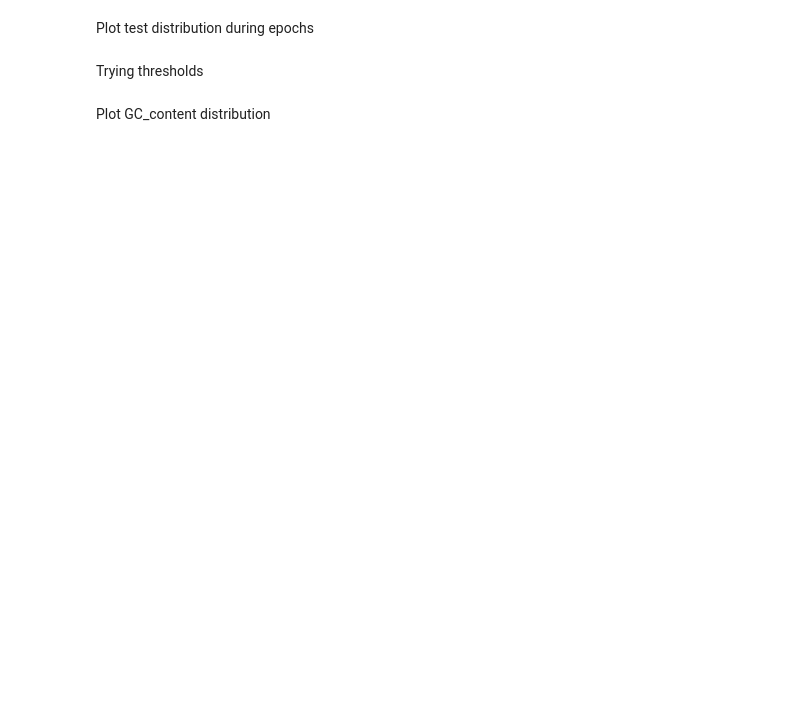
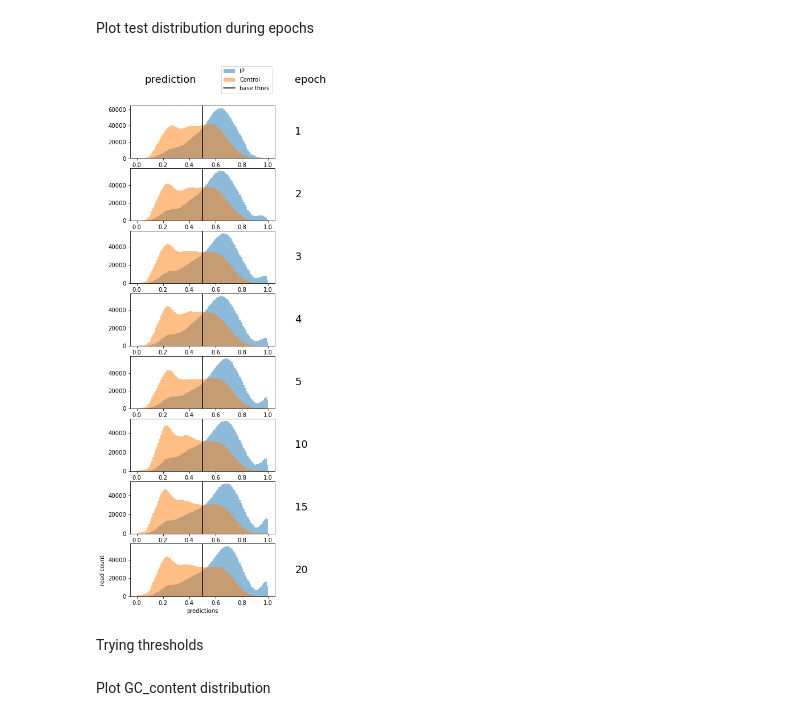
Before and after one commit to Alexwestbrook/mnhn-internship_DeepCNN_ChIP-seq, a Jupyter notebook: plot_distributions.ipynb, the cells around one changed output. Cells and saved outputs as stored; diff of their text form; code cells hidden in the pictures; blank space fills up the shorter version.

```diff
--- a/plot_distributions.ipynb
+++ b/plot_distributions.ipynb
@@ -205,22 +212,22 @@ print('Control accuracy: ', Control_accuracy)
 # %% [markdown]
 Plot test distribution during epochs
 # %%
-data = 'H3K9me3'
-dataset_name = 'dataset30M'
-model_name = 'model_inception2'
+data = 'CTCF'
+dataset_name = 'dataset2'
+model_name = 'model_inception2.0'
 new_labels = 'dataset_rel55'
 relabeled = False
-preds = np.load(f'{data}/Trainedmodels/{model_name}/preds_tr.npy')
+preds = np.load(f'{data_dir}/{data}/Trainedmodels/{model_name}/eval_epochs.npy')
 # Watching for nan predictions
 # for epoch in range(preds.shape[0]):
 #     nans = np.count_nonzero(np.isnan(preds[epoch]))
 #     print(f'Epoch {epoch}: {nans} nan predictions')
 if relabeled:
-    with np.load(f'{data}/{new_labels}.npz') as f:
-        y_train = f['y_train']
+    with np.load(f'{data_dir}/{data}/{new_labels}.npz') as f:
+        y_test = f['y_test']
 else:
-    with np.load(f'shared_folder/{data}/{dataset_name}.npz') as f:
-        y_train = f['y_train']
+    with np.load(f'{data_dir}//{data}/{dataset_name}.npz') as f:
+        y_test = f['y_test']
 
 # epochs = range(0, preds.shape[0], 5)
 epochs = [0, 1, 2, 3, 4, 9, 14, 19]
@@ -236,38 +243,40 @@ ax0_top.annotate(label_col0, (0.1, 0.5), xycoords='axes fraction', va='center',
 ax0_top.axis('off')
 
 ax1_top = plt.subplot(gs[0, 1])
 label_col1 = 'epoch'
 ax1_top.annotate(label_col1, (0.1, 0.5), xycoords='axes fraction', va='center', fontsize=18)
 ax1_top.axis('off')
 
 nrow = 1
 for epoch in epochs:
     preds_epoch = preds[epoch]
-    predIP = preds_epoch[y_train == 1]
-    predControl = preds_epoch[y_train == 0]
+    predIP = preds_epoch[y_test == 1]
+    predControl = preds_epoch[y_test == 0]
     bins = np.histogram(preds_epoch, bins=100, range=(0,1))[1]
 
     ax0 = plt.subplot(gs[nrow, 0])
     ax0.hist(predIP, bins, label='IP', alpha=0.5)
     ax0.hist(predControl, bins, label='Control', alpha=0.5)
     ax0.axvline(x=0.5, color='black', label='base thres')
 
     ax1 = plt.subplot(gs[nrow, 1])
     label = f'{epoch+1}'
     ax1.annotate(label, (0.1, 0.5), xycoords='axes fraction', va='center', fontsize=18)
     ax1.axis('off')
 
     nrow += 1
 
 handles, labels = ax0.get_legend_handles_labels()
 ax0_top.legend(handles, labels, loc='right')
 ax0.set_xlabel("predictions")
 ax0.set_ylabel("read count")
-if not os.path.isdir(f'{data}/results/{model_name}'):
-    os.mkdir(f'{data}/results/{model_name}/')
-plt.savefig(f'{data}/results/{model_name}/distrib_{model_name}_train_epochs.png', bbox_inches='tight')
+if not os.path.isdir(f'{writing_dir}/{data}/results/{model_name}'):
+    os.mkdir(f'{writing_dir}/{data}/results/{model_name}/')
+plt.savefig(f'{writing_dir}/{data}/results/{model_name}/distrib_{model_name}_train_epochs.png', bbox_inches='tight')
 plt.show()
 plt.close()
+# %% [output]
+[figure, added]
 # %% [markdown]
 Trying thresholds
 # %%
```
Also changed, not shown: parts of 10 cells of this notebook.
